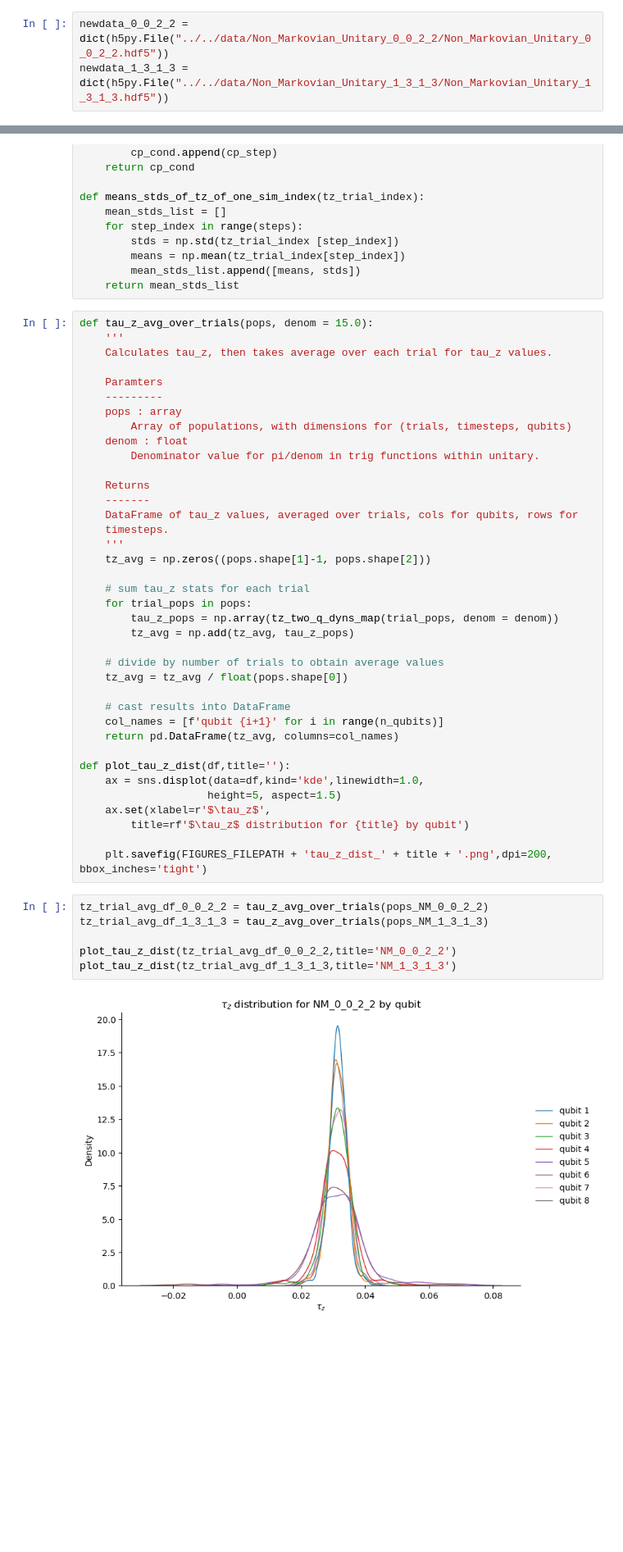
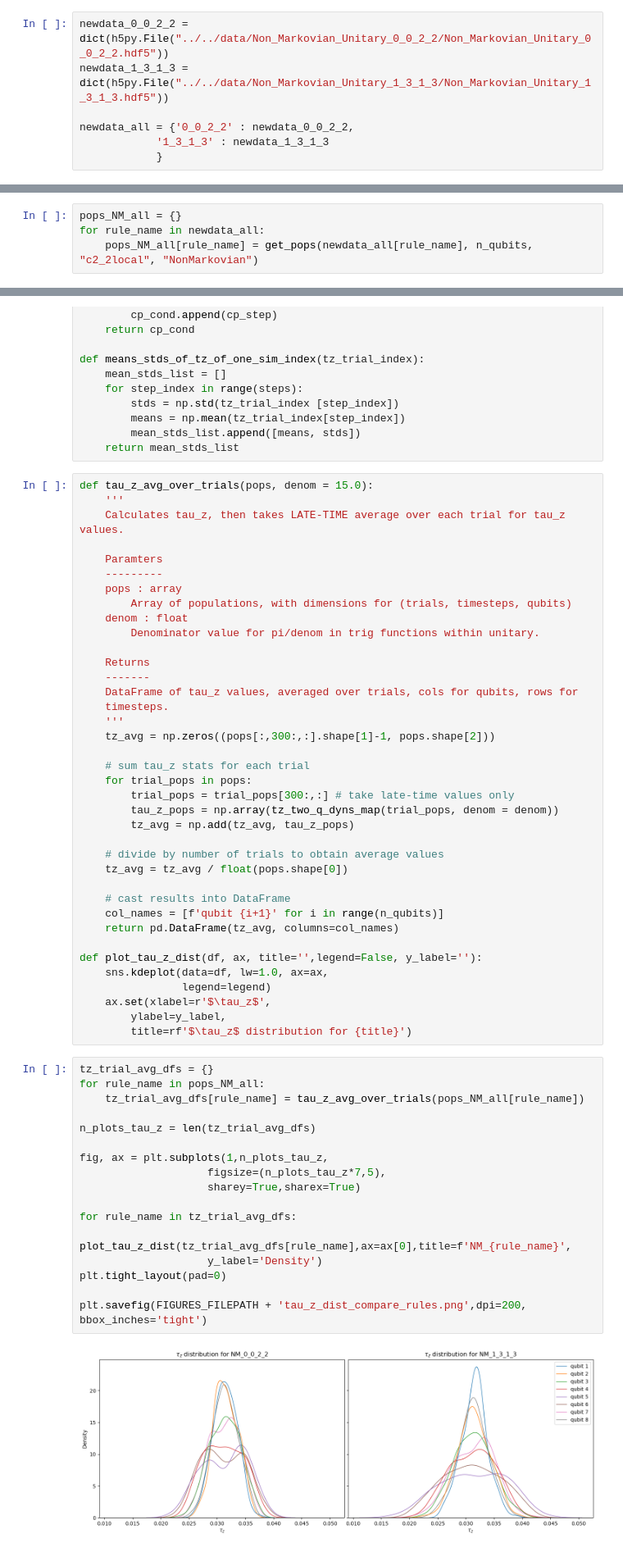
Before and after one commit to UnnatiAkhouri/QuNet, a Jupyter notebook: QuNet_bootcamp_2025/Session_7/NM_evolution.ipynb, the cells around one changed output, grey strips where cells are left out. Shown at 82% size. Saved outputs shown, nothing was run; the diff lists cells and outputs as text; blank space fills up the shorter version.

```diff
--- a/QuNet_bootcamp_2025/Session_7/NM_evolution.ipynb
+++ b/QuNet_bootcamp_2025/Session_7/NM_evolution.ipynb
@@ -78,6 +79,10 @@ skipping # comment this line out to run this (computationally-expensive) cell
 # %%
 newdata_0_0_2_2 = dict(h5py.File("../../data/Non_Markovian_Unitary_0_0_2_2/Non_Markovian_Unitary_0_0_2_2.hdf5"))
 newdata_1_3_1_3 = dict(h5py.File("../../data/Non_Markovian_Unitary_1_3_1_3/Non_Markovian_Unitary_1_3_1_3.hdf5"))
+
+newdata_all = {'0_0_2_2' : newdata_0_0_2_2,
+            '1_3_1_3' : newdata_1_3_1_3
+            }
 # %% [markdown]
 # Circuit architecture
 # %%
@@ -119,3 +122,7 @@ pops_NM_1_3_1_3 = get_pops(newdata_1_3_1_3, n_qubits, "c2_2local", "NonMarkovian
+# %%
+pops_NM_all = {}
+for rule_name in newdata_all:
+    pops_NM_all[rule_name] = get_pops(newdata_all[rule_name], n_qubits, "c2_2local", "NonMarkovian")
 # %% [markdown]
 # Node evolution
 # %%
@@ -204,7 +212,7 @@ def means_stds_of_tz_of_one_sim_index(tz_trial_index):
 # %%
 def tau_z_avg_over_trials(pops, denom = 15.0):
     '''
-    Calculates tau_z, then takes average over each trial for tau_z values.
+    Calculates tau_z, then takes LATE-TIME average over each trial for tau_z values.
 
     Paramters
     ---------
@@ -218,10 +226,11 @@ def tau_z_avg_over_trials(pops, denom = 15.0):
     DataFrame of tau_z values, averaged over trials, cols for qubits, rows for
     timesteps.
     '''
-    tz_avg = np.zeros((pops.shape[1]-1, pops.shape[2]))
+    tz_avg = np.zeros((pops[:,300:,:].shape[1]-1, pops.shape[2]))
 
     # sum tau_z stats for each trial
     for trial_pops in pops:
+        trial_pops = trial_pops[300:,:] # take late-time values only
         tau_z_pops = np.array(tz_two_q_dyns_map(trial_pops, denom = denom))
         tz_avg = np.add(tz_avg, tau_z_pops)
 
@@ -232,18 +241,28 @@ def tau_z_avg_over_trials(pops, denom = 15.0):
     col_names = [f'qubit {i+1}' for i in range(n_qubits)]
     return pd.DataFrame(tz_avg, columns=col_names)
 
-def plot_tau_z_dist(df,title=''):
-    ax = sns.displot(data=df,kind='kde',linewidth=1.0,
-                    height=5, aspect=1.5)
+def plot_tau_z_dist(df, ax, title='',legend=False, y_label=''):
+    sns.kdeplot(data=df, lw=1.0, ax=ax,
+                legend=legend)
     ax.set(xlabel=r'$\tau_z$',
-        title=rf'$\tau_z$ distribution for {title} by qubit')
-
-    plt.savefig(FIGURES_FILEPATH + 'tau_z_dist_' + title + '.png',dpi=200, bbox_inches='tight')
+        ylabel=y_label,
+        title=rf'$\tau_z$ distribution for {title}')
 # %%
-tz_trial_avg_df_0_0_2_2 = tau_z_avg_over_trials(pops_NM_0_0_2_2)
-tz_trial_avg_df_1_3_1_3 = tau_z_avg_over_trials(pops_NM_1_3_1_3)
+tz_trial_avg_dfs = {}
+for rule_name in pops_NM_all:
+    tz_trial_avg_dfs[rule_name] = tau_z_avg_over_trials(pops_NM_all[rule_name])
 
-plot_tau_z_dist(tz_trial_avg_df_0_0_2_2,title='NM_0_0_2_2')
-plot_tau_z_dist(tz_trial_avg_df_1_3_1_3,title='NM_1_3_1_3')
+n_plots_tau_z = len(tz_trial_avg_dfs)
+
+fig, ax = plt.subplots(1,n_plots_tau_z,
+                    figsize=(n_plots_tau_z*7,5),
+                    sharey=True,sharex=True)
+
+for rule_name in tz_trial_avg_dfs:
+    plot_tau_z_dist(tz_trial_avg_dfs[rule_name],ax=ax[0],title=f'NM_{rule_name}',
+                    y_label='Density')
+plt.tight_layout(pad=0)
+
+plt.savefig(FIGURES_FILEPATH + 'tau_z_dist_compare_rules.png',dpi=200, bbox_inches='tight')
 # %% [output]
-[figure, old version]
+[figure, new version]
```
Also changed, not shown: parts of 15 cells of this notebook, 8 other files.
